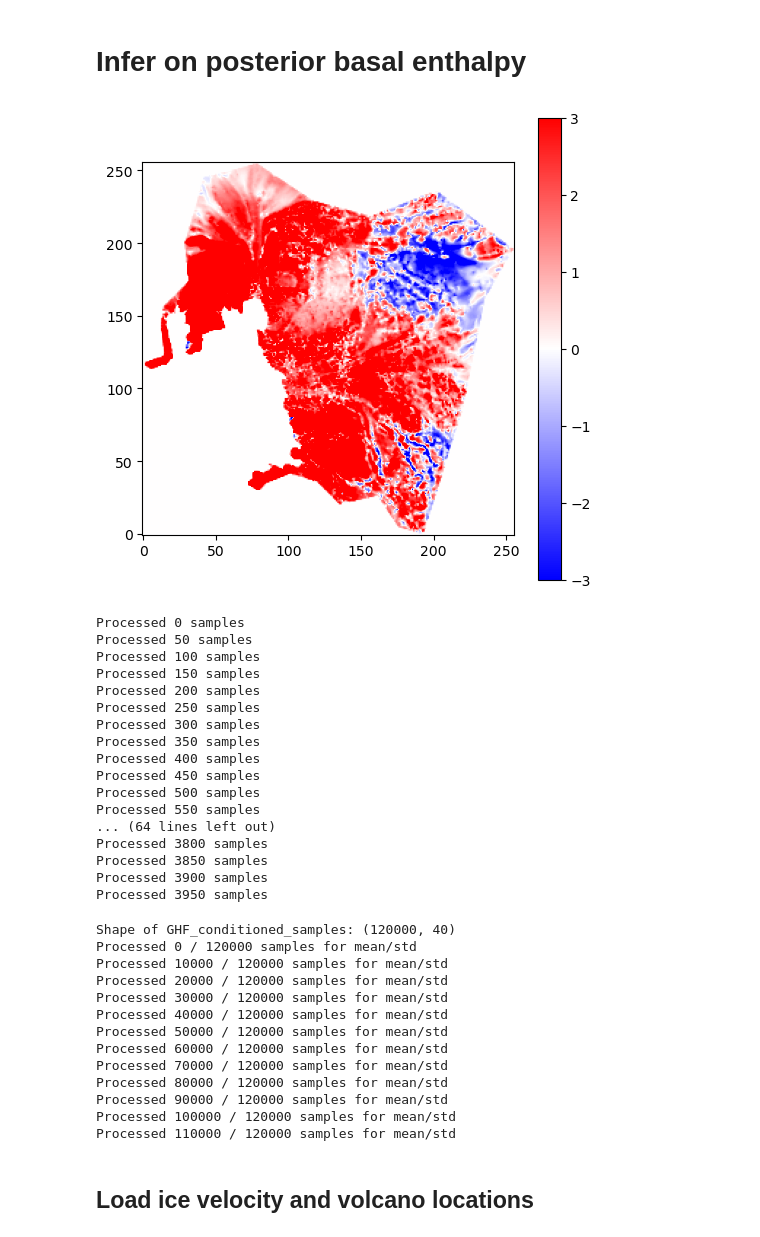
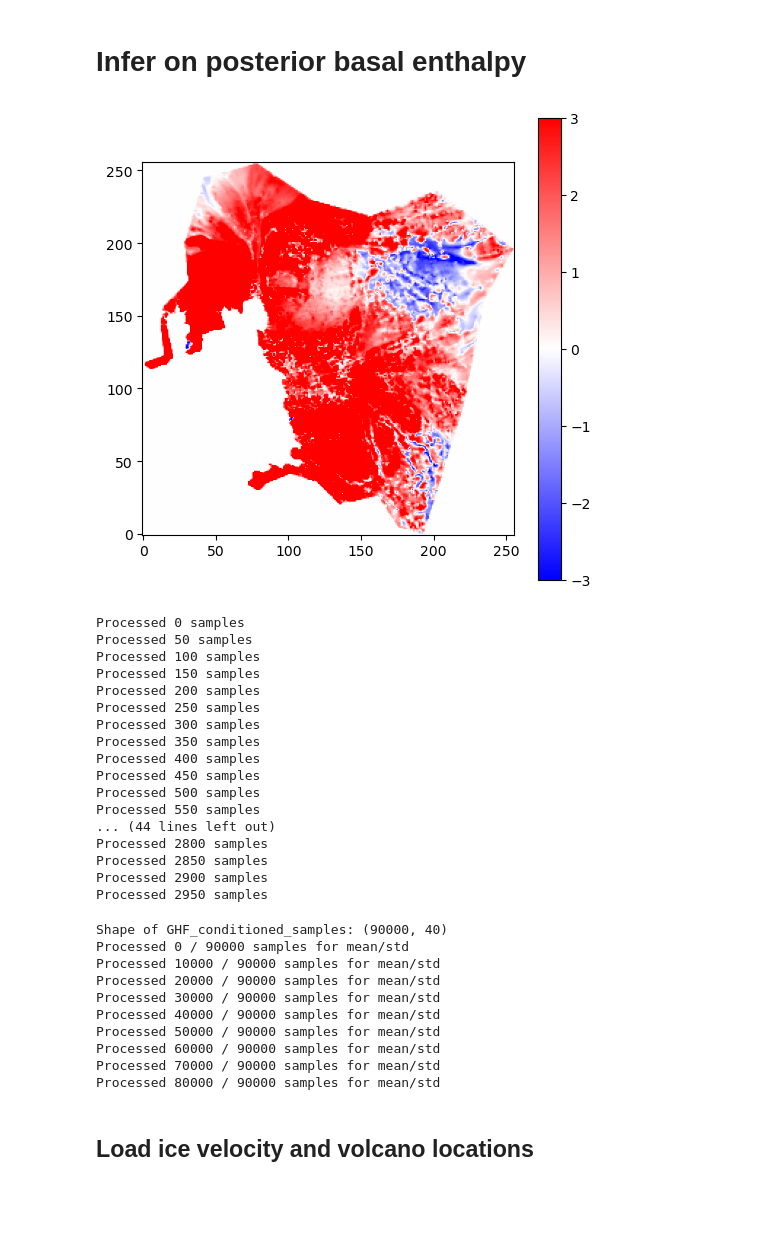
Before and after one commit to alastairyang/GMR-inference, a Jupyter notebook: notebooks/inferGHF.ipynb, the cells around one changed output. Drawn from its saved outputs; the diff is of its cells as text; code cells hidden in the pictures; blank space fills up the shorter version.

```diff
--- a/notebooks/inferGHF.ipynb
+++ b/notebooks/inferGHF.ipynb
@@ -136,16 +136,16 @@ GMM training completed in 0.08 seconds.
 # %%
 import torch
 
-Eb_posterior_sample_path = "../data/posterior-hmc-samples/Eb_samples_norm_beta_1.npy"
+Eb_posterior_sample_path = "../data/posterior-hmc-samples/Eb_samples_norm_beta_2.npy"
 Eb_posterior_samples = np.load(Eb_posterior_sample_path)
 
 plt.figure(figsize=(6,6))
 plt.imshow(np.mean(Eb_posterior_samples, axis=0).reshape(md.nx, md.ny), cmap='bwr', vmin=-3, vmax=3)
 plt.gca().invert_yaxis()
 plt.colorbar()
 plt.show()
 # %% [output]
-[figure, old version]
+[figure, new version]
 # %%
 # use each sample as a condition on md.gmm
 n_uq_sample = 30
@@ -174,11 +174,11 @@ Processed 400 samples
 Processed 450 samples
 Processed 500 samples
 Processed 550 samples
-... (64 lines left out)
-Processed 3800 samples
-Processed 3850 samples
-Processed 3900 samples
-Processed 3950 samples
+... (44 lines left out)
+Processed 2800 samples
+Processed 2850 samples
+Processed 2900 samples
+Processed 2950 samples
 # %%
 from src.utilities import reverse_standardize
 
@@ -246,19 +246,16 @@ GHF_p05 = np.percentile(sub_pixel,  5, axis=0).reshape(md.nx, md.ny)
 GHF_p95 = np.percentile(sub_pixel, 95, axis=0).reshape(md.nx, md.ny)
 del sub_pixel  # free immediately
 # %% [output]
-Shape of GHF_conditioned_samples: (120000, 40)
-Processed 0 / 120000 samples for mean/std
-Processed 10000 / 120000 samples for mean/std
-Processed 20000 / 120000 samples for mean/std
-Processed 30000 / 120000 samples for mean/std
-Processed 40000 / 120000 samples for mean/std
-Processed 50000 / 120000 samples for mean/std
-Processed 60000 / 120000 samples for mean/std
-Processed 70000 / 120000 samples for mean/std
-Processed 80000 / 120000 samples for mean/std
-Processed 90000 / 120000 samples for mean/std
-Processed 100000 / 120000 samples for mean/std
-Processed 110000 / 120000 samples for mean/std
+Shape of GHF_conditioned_samples: (90000, 40)
+Processed 0 / 90000 samples for mean/std
+Processed 10000 / 90000 samples for mean/std
+Processed 20000 / 90000 samples for mean/std
+Processed 30000 / 90000 samples for mean/std
+Processed 40000 / 90000 samples for mean/std
+Processed 50000 / 90000 samples for mean/std
+Processed 60000 / 90000 samples for mean/std
+Processed 70000 / 90000 samples for mean/std
+Processed 80000 / 90000 samples for mean/std
 # %% [markdown]
 ## Load ice velocity and volcano locations
 # %%
```
Also changed, not shown: parts of 6 cells of this notebook, 1 other file.
